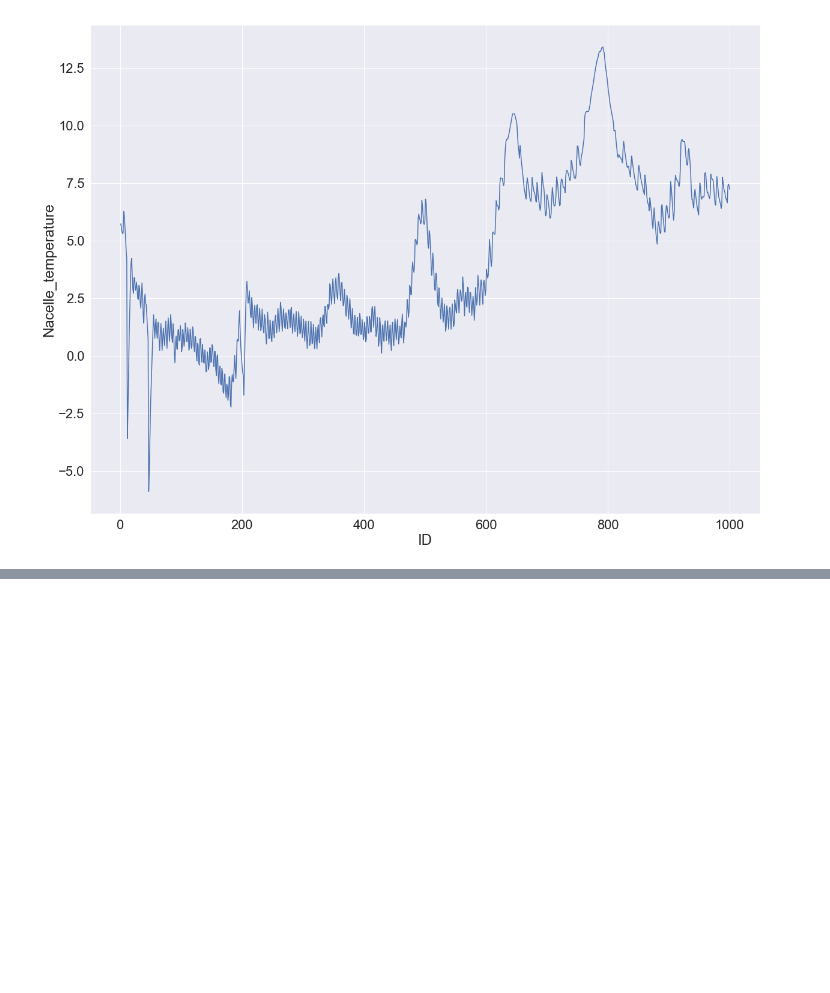
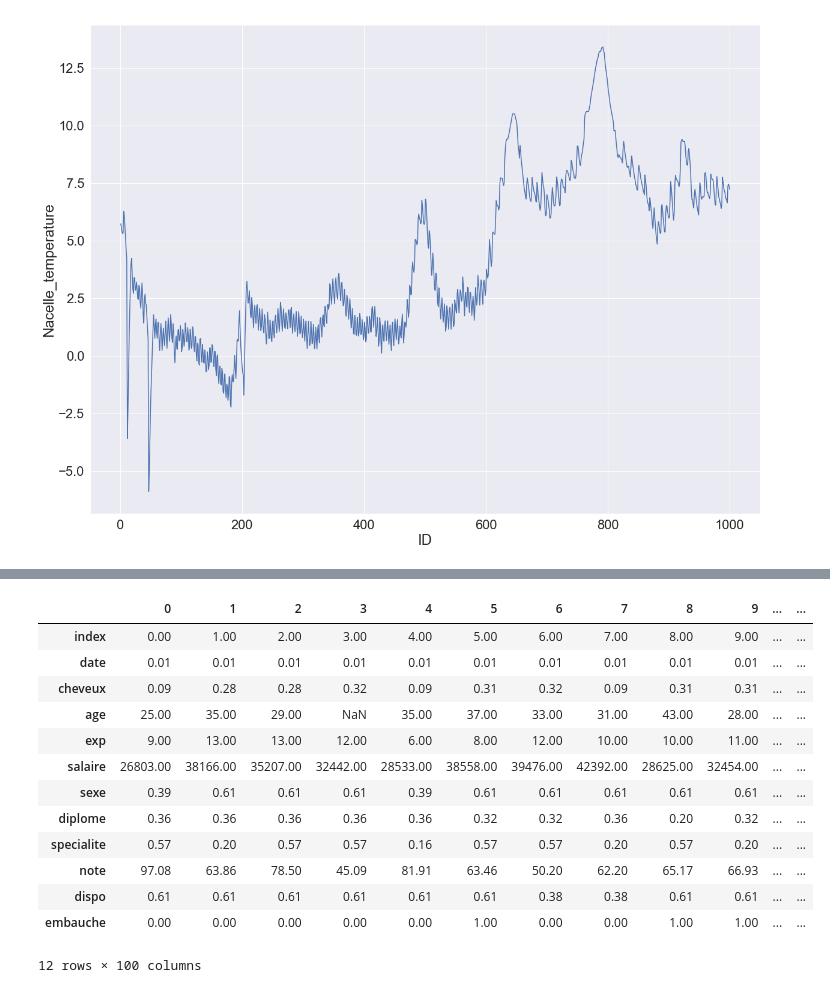
Before and after one commit to jeremycombe/Pipeline, a Jupyter notebook: Feature Engineering tests.ipynb, the cells around one changed output, grey strips where cells are left out. Saved outputs shown, nothing was run; the diff lists cells and outputs as text; code cells hidden in the pictures; blank space fills up the shorter version.

```diff
--- a/Feature Engineering tests.ipynb
+++ b/Feature Engineering tests.ipynb
@@ -280,0 +220,2 @@ Name: ITEM_PRICE, dtype: int64
+# %%
+Test_Data = FeatureEngineering(Data[0:10000])
@@ -280,0 +258,17 @@ Name: ITEM_PRICE, dtype: int64
+# %%
+Test_Data.To_numeric_freq(columns = 'all').T
+# %% [output]
+|  | 0 | 1 | 2 | 3 | 4 | 5 | 6 | 7 | 8 | 9 | ... | ... |
+| index | 0.00 | 1.00 | 2.00 | 3.00 | 4.00 | 5.00 | 6.00 | 7.00 | 8.00 | 9.00 | ... | ... |
+| date | 0.01 | 0.01 | 0.01 | 0.01 | 0.01 | 0.01 | 0.01 | 0.01 | 0.01 | 0.01 | ... | ... |
+| cheveux | 0.09 | 0.28 | 0.28 | 0.32 | 0.09 | 0.31 | 0.32 | 0.09 | 0.31 | 0.31 | ... | ... |
+| age | 25.00 | 35.00 | 29.00 | NaN | 35.00 | 37.00 | 33.00 | 31.00 | 43.00 | 28.00 | ... | ... |
+| exp | 9.00 | 13.00 | 13.00 | 12.00 | 6.00 | 8.00 | 12.00 | 10.00 | 10.00 | 11.00 | ... | ... |
+| salaire | 26803.00 | 38166.00 | 35207.00 | 32442.00 | 28533.00 | 38558.00 | 39476.00 | 42392.00 | 28625.00 | 32454.00 | ... | ... |
+| sexe | 0.39 | 0.61 | 0.61 | 0.61 | 0.39 | 0.61 | 0.61 | 0.61 | 0.61 | 0.61 | ... | ... |
+| diplome | 0.36 | 0.36 | 0.36 | 0.36 | 0.36 | 0.32 | 0.32 | 0.36 | 0.20 | 0.32 | ... | ... |
+| specialite | 0.57 | 0.20 | 0.57 | 0.57 | 0.16 | 0.57 | 0.57 | 0.20 | 0.57 | 0.20 | ... | ... |
+| note | 97.08 | 63.86 | 78.50 | 45.09 | 81.91 | 63.46 | 50.20 | 62.20 | 65.17 | 66.93 | ... | ... |
+| dispo | 0.61 | 0.61 | 0.61 | 0.61 | 0.61 | 0.61 | 0.38 | 0.38 | 0.61 | 0.61 | ... | ... |
+| embauche | 0.00 | 0.00 | 0.00 | 0.00 | 0.00 | 1.00 | 0.00 | 0.00 | 1.00 | 1.00 | ... | ... |
+12 rows × 100 columns
```
Also changed, not shown: parts of 42 cells of this notebook, 4 other files.
